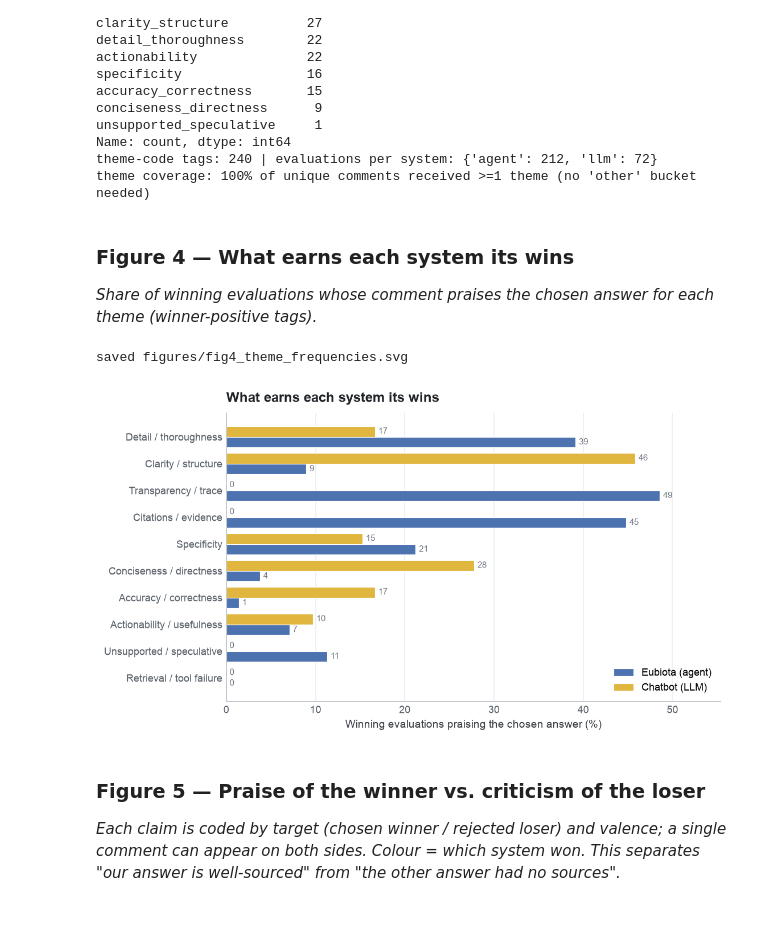
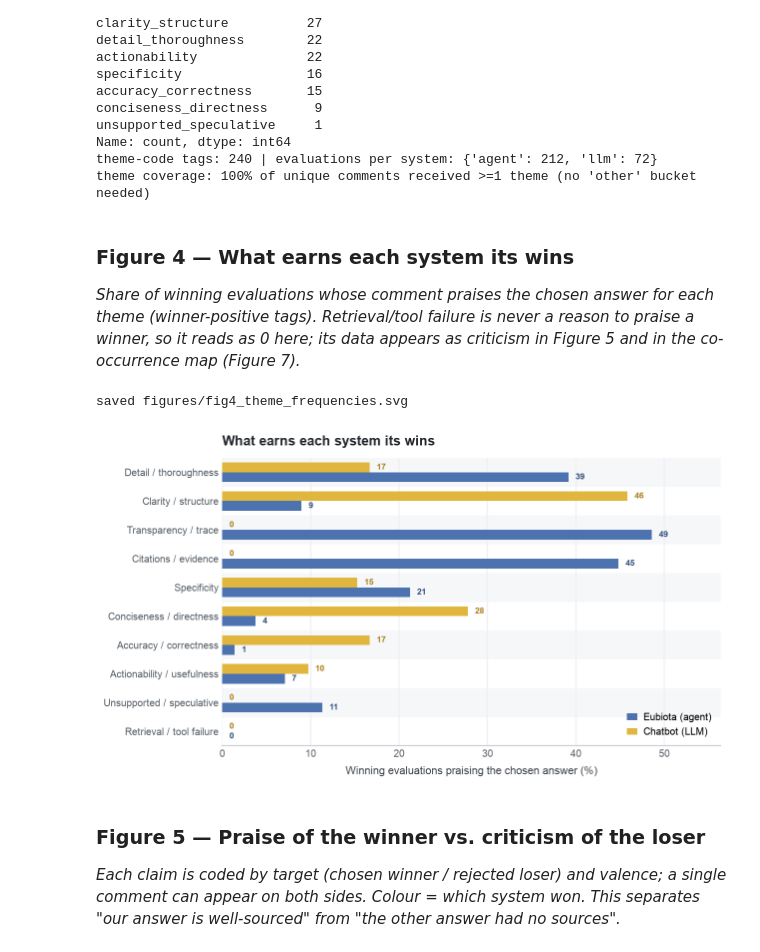
Before and after one commit to sriteja0001/eubiota-text-analysis, a Jupyter notebook: feedback_text_analysis.ipynb, the cells around one changed output. Cells and saved outputs as stored; diff of their text form; code cells hidden in the pictures; blank space fills up the shorter version.

```diff
--- a/feedback_text_analysis.ipynb
+++ b/feedback_text_analysis.ipynb
@@ -180,0 +239,18 @@ saved figures/fig3_feedback_length.svg
+# %%
+jr = np.random.default_rng(7)   # local jitter RNG so the global RNG (used by Fig 6) stays untouched
+fig, ax = plt.subplots(figsize=(6.2, 4.3)); polish(ax)
+for i, s in enumerate(["agent", "llm"]):
+    vals = corpus[(corpus.system == s) & corpus.usable]["n_words"].values.astype(float)
+    c, cs = SYS_COLORS[s], SYS_SHADE[s]
+    p10, q1, med, q3, p90 = np.percentile(vals, [10, 25, 50, 75, 90])
+    ax.plot([i, i], [p10, p90], color=c, lw=1.4, zorder=2, solid_capstyle="round")
+    ax.add_patch(Rectangle((i-0.2, q1), 0.4, q3-q1, facecolor=c, alpha=0.20, edgecolor=c, lw=1.5, zorder=3))
+    ax.plot([i-0.2, i+0.2], [med, med], color=cs, lw=3.0, zorder=5, solid_capstyle="round")
+    x = np.full(len(vals), i) + jr.uniform(-0.09, 0.09, len(vals))
+    ax.scatter(x, vals, s=15, color=c, alpha=0.55, edgecolor="white", linewidth=0.5, zorder=4)
+ax.set_xticks([0, 1])
+ax.set_xticklabels([f"{SYS_LABEL['agent']}\n(n={int(((corpus.system=='agent')&corpus.usable).sum())})",
+                    f"{SYS_LABEL['llm']}\n(n={int(((corpus.system=='llm')&corpus.usable).sum())})"])
+ax.set_xlim(-0.6, 1.6); ax.set_ylabel("Words per comment")
+titles(ax, "Feedback Length by Winner")
+savefig(fig, "fig3b_length_combined"); plt.show()
@@ -261,24 +340,27 @@ theme-code tags: 240 | evaluations per system: {'agent': 212, 'llm': 72}
 theme coverage: 100% of unique comments received >=1 theme (no 'other' bucket needed)
 # %% [markdown]
 ### Figure 4 — What earns each system its wins
-*Share of winning evaluations whose comment praises the chosen answer for each theme (winner-positive tags).*
+*Share of winning evaluations whose comment praises the chosen answer for each theme (winner-positive tags). Retrieval/tool failure is never a reason to praise a winner, so it reads as 0 here; its data appears as criticism in Figure 5 and in the co-occurrence map (Figure 7).*
 # %%
 order = sorted(THEMES_ORDER, key=lambda t: -(prev_wpos["agent"][t] + prev_wpos["llm"][t]))
-fig, ax = plt.subplots(figsize=(8.0, 4.7)); style(ax, ygrid=False, xgrid=True)
-ys = np.arange(len(order)); h = 0.4
+fig, ax = plt.subplots(figsize=(8.6, 5.0)); polish(ax, left=False, grid="x")
+ys = np.arange(len(order)); h = 0.34
+zebra(ax, len(order))
 for i, s in enumerate(["agent", "llm"]):
     vals = [prev_wpos[s][t] for t in order]
-    bb = ax.barh(ys + (0.5-i)*h, vals, h, color=SYS_COLORS[s], label=SYS_LABEL[s], edgecolor="white", linewidth=0.6)
-    ax.bar_label(bb, fmt="%.0f", padding=3, fontsize=7.5, color=MUTE)
+    ax.barh(ys + (0.5-i)*h, vals, h, color=SYS_COLORS[s], label=SYS_LABEL[s], zorder=3)
+    for y, v in zip(ys + (0.5-i)*h, vals):
+        ax.text(v + 0.8, y, f"{v:.0f}", va="center", ha="left", fontsize=8, color=SYS_SHADE[s], fontweight="bold")
 ax.set_yticks(ys); ax.set_yticklabels([THEME_LABEL[t] for t in order]); ax.invert_yaxis()
+ax.set_ylim(len(order)-0.5, -0.5)
 ax.set_xlabel("Winning evaluations praising the chosen answer (%)")
-ax.set_xlim(0, max(max(prev_wpos["agent"].values()), max(prev_wpos["llm"].values()))*1.14)
-ax.legend(loc="lower right")
-title(ax, "What earns each system its wins")
+ax.set_xlim(0, max(max(prev_wpos["agent"].values()), max(prev_wpos["llm"].values()))*1.16)
+ax.legend(loc="lower right", handlelength=1.1, handletextpad=0.6)
+titles(ax, "What earns each system its wins")
 savefig(fig, "fig4_theme_frequencies"); plt.show()
 # %% [output]
 saved figures/fig4_theme_frequencies.svg
-[figure, old version]
+[figure, new version]
 # %% [markdown]
 ### Figure 5 — Praise of the winner vs. criticism of the loser
 *Each claim is coded by target (chosen winner / rejected loser) and valence; a single comment can appear on both sides. Colour = which system won. This separates "our answer is well-sourced" from "the other answer had no sources".*
```
Also changed, not shown: parts of 23 cells of this notebook, 14 other files.
